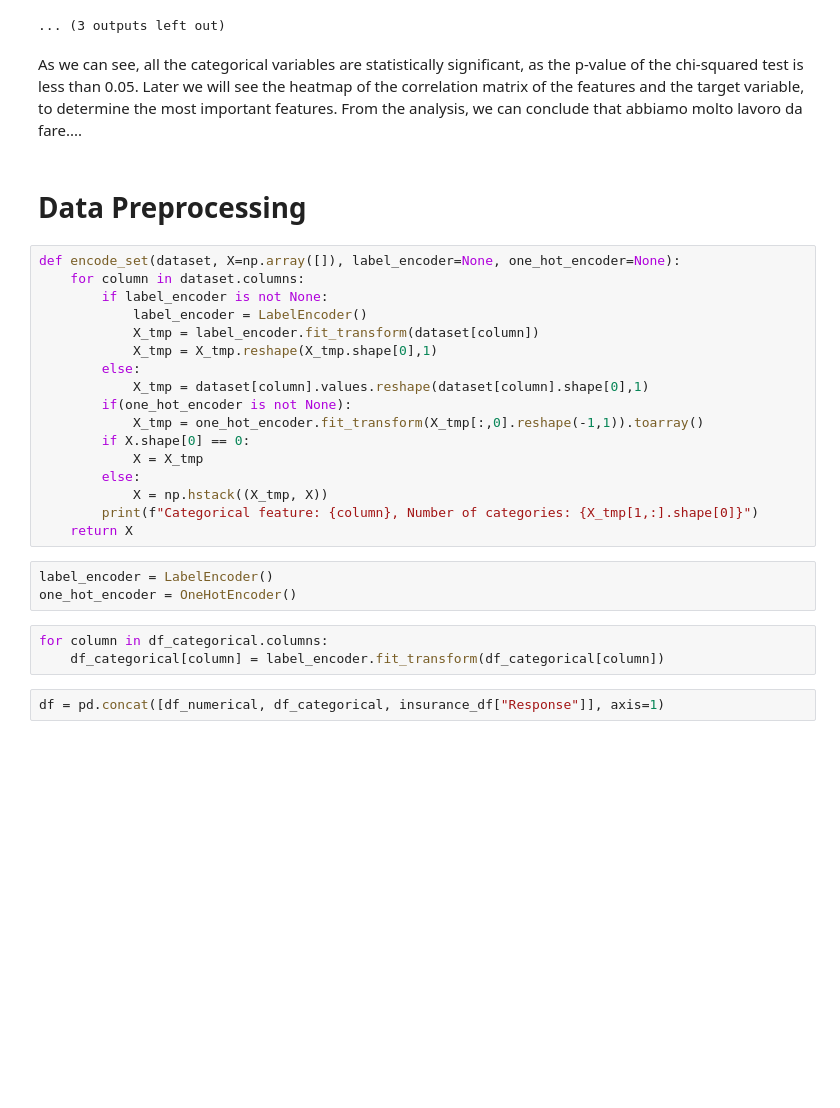
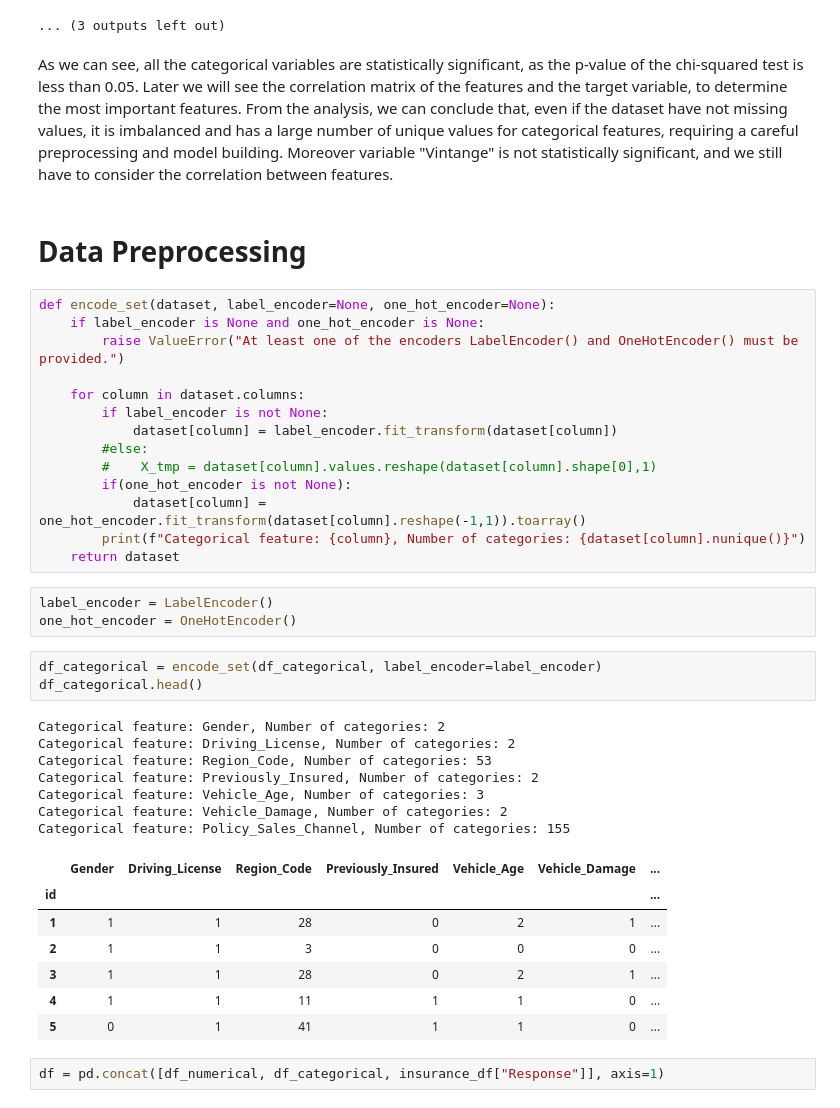
Before and after one commit to EnricoMiche1210760/Predicting_Insurance_Cross_Sell_Opportunities, a Jupyter notebook: main.ipynb, the cells around one changed output. Drawn from its saved outputs; the diff is of its cells as text; blank space fills up the shorter version.

```diff
--- a/main.ipynb
+++ b/main.ipynb
@@ -237,33 +237,45 @@ Most frequent value for Vehicle_Damage with Response = 1: Yes
 [figure]
 ... (3 outputs left out)
 # %% [markdown]
-As we can see, all the categorical variables are statistically significant, as the p-value of the chi-squared test is less than 0.05. Later we will see the heatmap of the correlation matrix of the features and the target variable, to determine the most important features.
-From the analysis, we can conclude that abbiamo molto lavoro da fare....
+As we can see, all the categorical variables are statistically significant, as the p-value of the chi-squared test is less than 0.05. Later we will see the correlation matrix of the features and the target variable, to determine the most important features.
+From the analysis, we can conclude that, even if the dataset have not missing values, it is imbalanced and has a large number of unique values for categorical features, requiring a careful preprocessing and model building. Moreover variable "Vintange" is not statistically significant, and we still have to consider the correlation between features.
 # %% [markdown]
 # Data Preprocessing
 # %%
-def encode_set(dataset, X=np.array([]), label_encoder=None, one_hot_encoder=None):
+def encode_set(dataset, label_encoder=None, one_hot_encoder=None):
+    if label_encoder is None and one_hot_encoder is None:
+        raise ValueError("At least one of the encoders LabelEncoder() and OneHotEncoder() must be provided.")
+
     for column in dataset.columns:
         if label_encoder is not None:
-            label_encoder = LabelEncoder()
-            X_tmp = label_encoder.fit_transform(dataset[column])
-            X_tmp = X_tmp.reshape(X_tmp.shape[0],1)
-        else:
-            X_tmp = dataset[column].values.reshape(dataset[column].shape[0],1)
+            dataset[column] = label_encoder.fit_transform(dataset[column])
+        #else:
+        #    X_tmp = dataset[column].values.reshape(dataset[column].shape[0],1)
         if(one_hot_encoder is not None):
-            X_tmp = one_hot_encoder.fit_transform(X_tmp[:,0].reshape(-1,1)).toarray()
-        if X.shape[0] == 0:
-            X = X_tmp
-        else:
-            X = np.hstack((X_tmp, X))
-        print(f"Categorical feature: {column}, Number of categories: {X_tmp[1,:].shape[0]}")
-    return X
+            dataset[column] = one_hot_encoder.fit_transform(dataset[column].reshape(-1,1)).toarray()
+        print(f"Categorical feature: {column}, Number of categories: {dataset[column].nunique()}")
+    return dataset
 # %%
 label_encoder = LabelEncoder()
 one_hot_encoder = OneHotEncoder()
-# %%
-for column in df_categorical.columns:
-    df_categorical[column] = label_encoder.fit_transform(df_categorical[column])
+# %%
+df_categorical = encode_set(df_categorical, label_encoder=label_encoder)
+df_categorical.head()
+# %% [output]
+Categorical feature: Gender, Number of categories: 2
+Categorical feature: Driving_License, Number of categories: 2
+Categorical feature: Region_Code, Number of categories: 53
+Categorical feature: Previously_Insured, Number of categories: 2
+Categorical feature: Vehicle_Age, Number of categories: 3
+Categorical feature: Vehicle_Damage, Number of categories: 2
+Categorical feature: Policy_Sales_Channel, Number of categories: 155
+|  | Gender | Driving_License | Region_Code | Previously_Insured | Vehicle_Age | Vehicle_Damage | ... |
+| id |  |  |  |  |  |  | ... |
+| 1 | 1 | 1 | 28 | 0 | 2 | 1 | ... |
+| 2 | 1 | 1 | 3 | 0 | 0 | 0 | ... |
+| 3 | 1 | 1 | 28 | 0 | 2 | 1 | ... |
+| 4 | 1 | 1 | 11 | 1 | 1 | 0 | ... |
+| 5 | 0 | 1 | 41 | 1 | 1 | 0 | ... |
 # %%
 df = pd.concat([df_numerical, df_categorical, insurance_df["Response"]], axis=1)
 # %%
```
Also changed, not shown: parts of 3 cells of this notebook.
